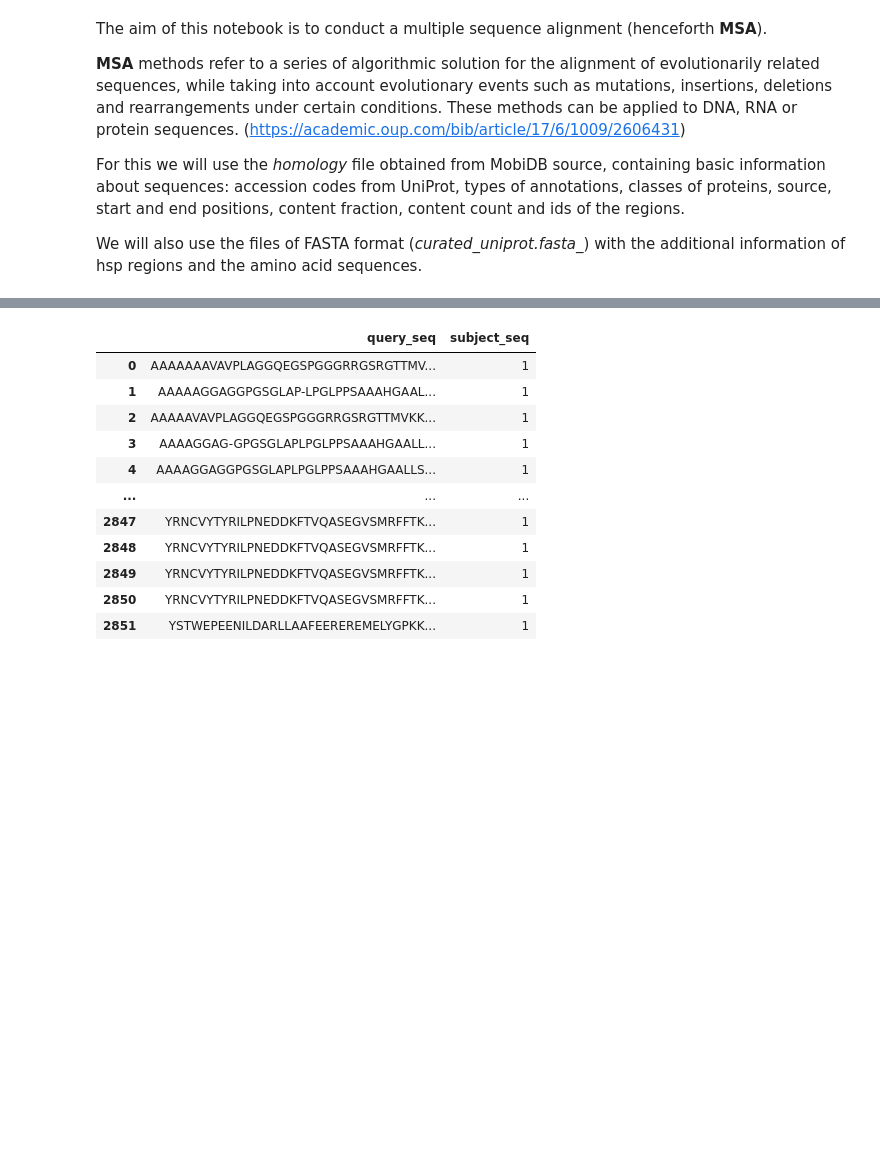
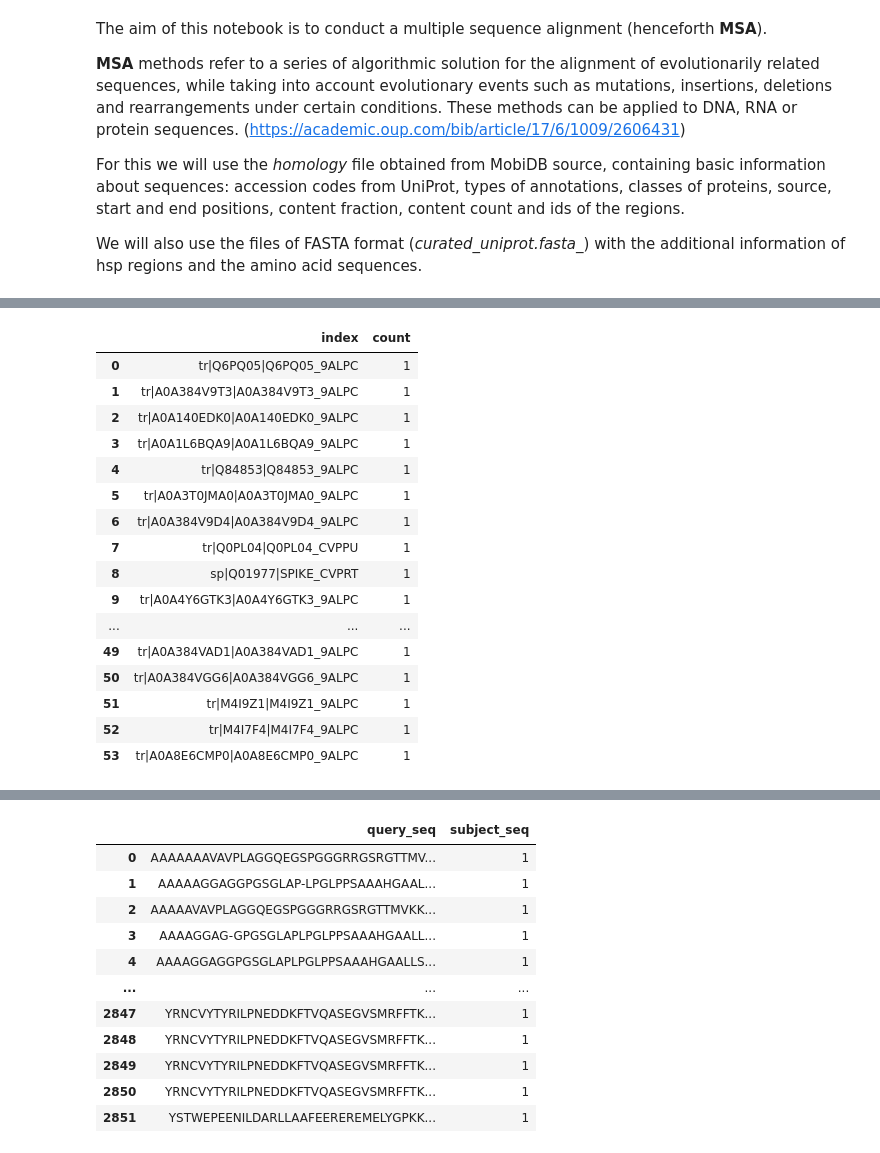
Before and after one commit to AlyaHarvelle/HMMER, a Jupyter notebook: MSA_0504.ipynb, the cells around one changed output, grey strips where cells are left out. Cells and saved outputs as stored; diff of their text form; code cells hidden in the pictures; blank space fills up the shorter version.

```diff
--- a/MSA_0504.ipynb
+++ b/MSA_0504.ipynb
@@ -32,2 +32,2 @@ Get current working directory :  /Users/alina/Desktop/Internship-work/Internship
 # %%
-directory = "/Users/alina/Desktop/Internship-work/Internship"
+directory = "/Users/alina/HMMER"
@@ -192,6 +253,8 @@ filtered_df.head()
 # %%
 # Check how many hits of subject sequences we have for the chosen query sequence
 
-counts = filtered_df['subject_seq'].value_counts()
-counts.head()
+#counts = filtered_df['subject_seq'].value_counts()
+counts = filtered_df['s_id'].value_counts().reset_index(name='count') # if we filter subject sequences
+#counts = filtered_df['s_id'].value_counts().reset_index(name='count') # if we filter subject ids. However, only 1 is the count value in this case
+counts
 # %% [output]
@@ -204 +261,18 @@ Name: subject_seq, dtype: int64
+|  | index | count |
+| 0 | tr|Q6PQ05|Q6PQ05_9ALPC | 1 |
+| 1 | tr|A0A384V9T3|A0A384V9T3_9ALPC | 1 |
+| 2 | tr|A0A140EDK0|A0A140EDK0_9ALPC | 1 |
+| 3 | tr|A0A1L6BQA9|A0A1L6BQA9_9ALPC | 1 |
+| 4 | tr|Q84853|Q84853_9ALPC | 1 |
+| 5 | tr|A0A3T0JMA0|A0A3T0JMA0_9ALPC | 1 |
+| 6 | tr|A0A384V9D4|A0A384V9D4_9ALPC | 1 |
+| 7 | tr|Q0PL04|Q0PL04_CVPPU | 1 |
+| 8 | sp|Q01977|SPIKE_CVPRT | 1 |
+| 9 | tr|A0A4Y6GTK3|A0A4Y6GTK3_9ALPC | 1 |
+| ... | ... | ... |
+| 49 | tr|A0A384VAD1|A0A384VAD1_9ALPC | 1 |
+| 50 | tr|A0A384VGG6|A0A384VGG6_9ALPC | 1 |
+| 51 | tr|M4I9Z1|M4I9Z1_9ALPC | 1 |
+| 52 | tr|M4I7F4|M4I7F4_9ALPC | 1 |
+| 53 | tr|A0A8E6CMP0|A0A8E6CMP0_9ALPC | 1 |
 # %%
```
Also changed, not shown: parts of 25 cells of this notebook.
